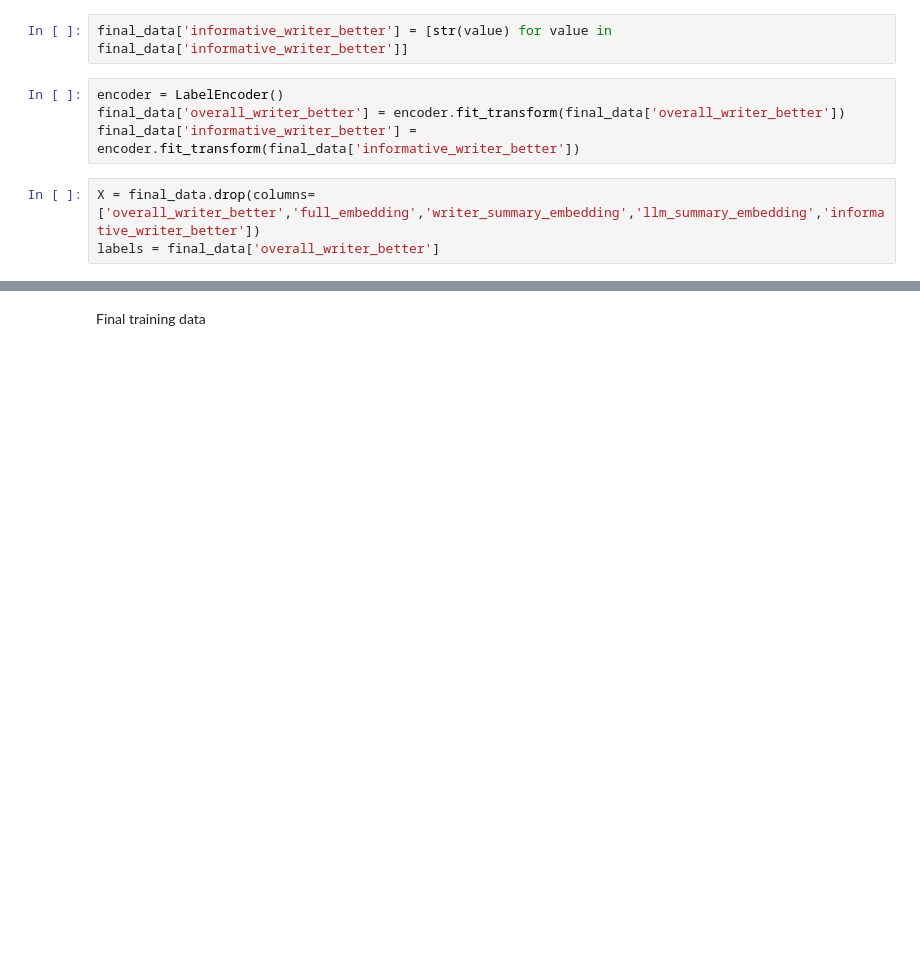
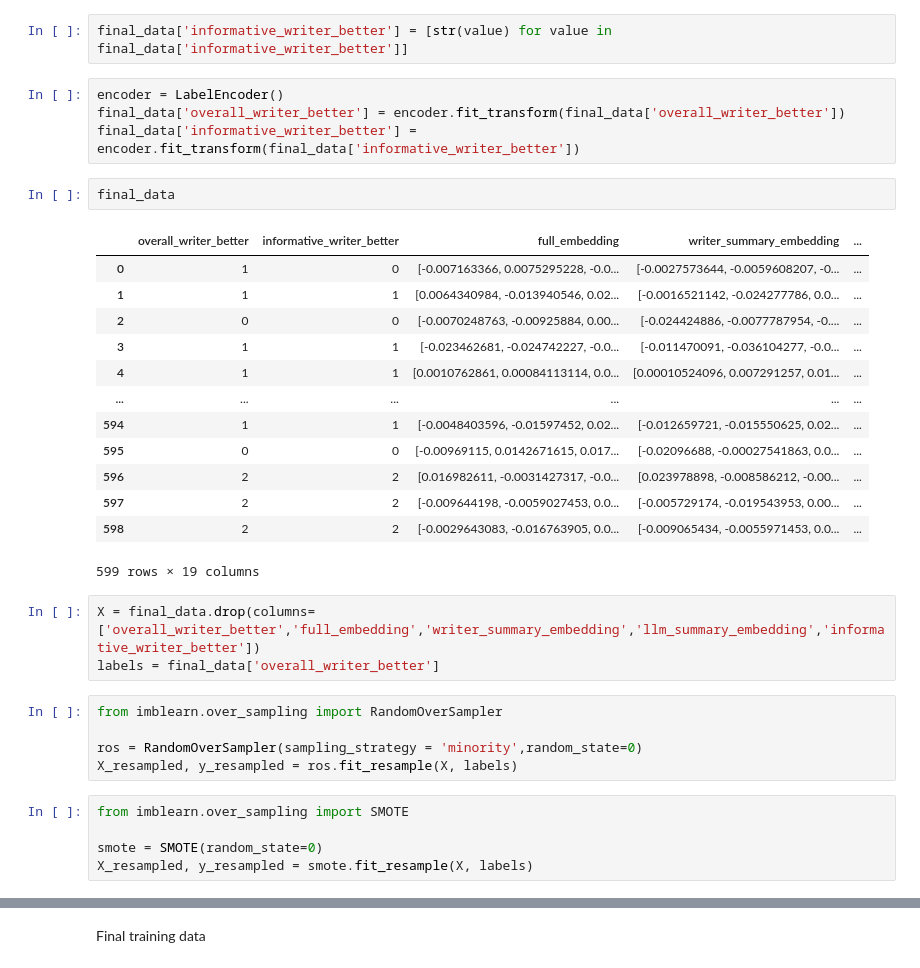
Before and after one commit to SamLee-dedeboy/Awesum, a Jupyter notebook: preprocess/experiments/Models_test.ipynb, the cells around one changed output, grey strips where cells are left out. Drawn from its saved outputs; the diff is of its cells as text; blank space fills up the shorter version.

```diff
--- a/preprocess/experiments/Models_test.ipynb
+++ b/preprocess/experiments/Models_test.ipynb
@@ -336,6 +368,32 @@ final_data['informative_writer_better'] = [str(value) for value in final_data['i
 encoder = LabelEncoder()
 final_data['overall_writer_better'] = encoder.fit_transform(final_data['overall_writer_better'])
 final_data['informative_writer_better'] = encoder.fit_transform(final_data['informative_writer_better'])
+# %%
+final_data
+# %% [output]
+|  | overall_writer_better | informative_writer_better | full_embedding | writer_summary_embedding | ... |
+| 0 | 1 | 0 | [-0.007163366, 0.0075295228, -0.0... | [-0.0027573644, -0.0059608207, -0... | ... |
+| 1 | 1 | 1 | [0.0064340984, -0.013940546, 0.02... | [-0.0016521142, -0.024277786, 0.0... | ... |
+| 2 | 0 | 0 | [-0.0070248763, -0.00925884, 0.00... | [-0.024424886, -0.0077787954, -0.... | ... |
+| 3 | 1 | 1 | [-0.023462681, -0.024742227, -0.0... | [-0.011470091, -0.036104277, -0.0... | ... |
+| 4 | 1 | 1 | [0.0010762861, 0.00084113114, 0.0... | [0.00010524096, 0.007291257, 0.01... | ... |
+| ... | ... | ... | ... | ... | ... |
+| 594 | 1 | 1 | [-0.0048403596, -0.01597452, 0.02... | [-0.012659721, -0.015550625, 0.02... | ... |
+| 595 | 0 | 0 | [-0.00969115, 0.0142671615, 0.017... | [-0.02096688, -0.00027541863, 0.0... | ... |
+| 596 | 2 | 2 | [0.016982611, -0.0031427317, -0.0... | [0.023978898, -0.008586212, -0.00... | ... |
+| 597 | 2 | 2 | [-0.009644198, -0.0059027453, 0.0... | [-0.005729174, -0.019543953, 0.00... | ... |
+| 598 | 2 | 2 | [-0.0029643083, -0.016763905, 0.0... | [-0.009065434, -0.0055971453, 0.0... | ... |
+599 rows × 19 columns
 # %%
 X = final_data.drop(columns=['overall_writer_better','full_embedding','writer_summary_embedding','llm_summary_embedding','informative_writer_better'])
 labels = final_data['overall_writer_better']
+# %%
+from imblearn.over_sampling import RandomOverSampler
+
+ros = RandomOverSampler(sampling_strategy = 'minority',random_state=0)
+X_resampled, y_resampled = ros.fit_resample(X, labels)
+# %%
+from imblearn.over_sampling import SMOTE
+
+smote = SMOTE(random_state=0)
+X_resampled, y_resampled = smote.fit_resample(X, labels)
```
Also changed, not shown: parts of 29 cells of this notebook.
